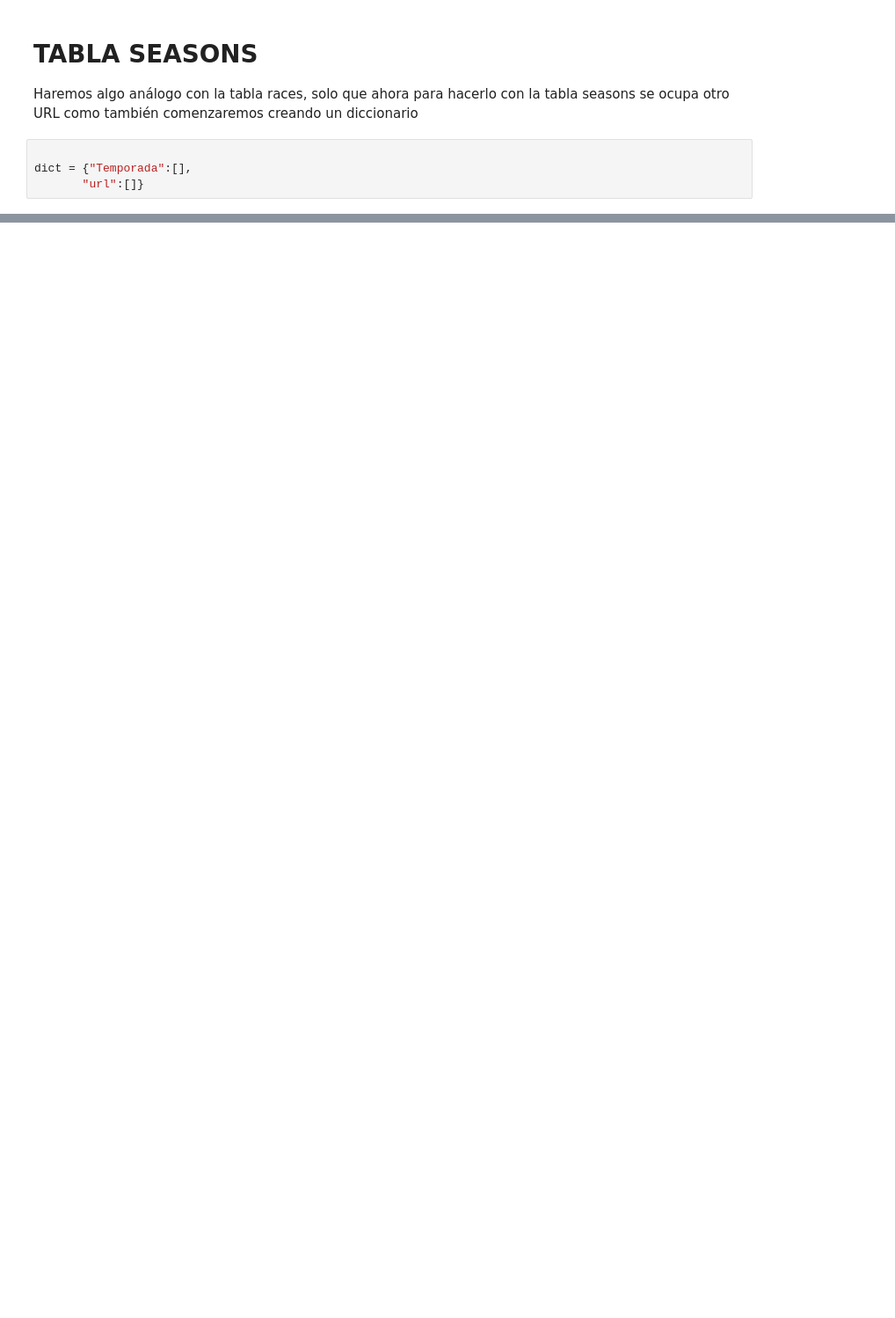
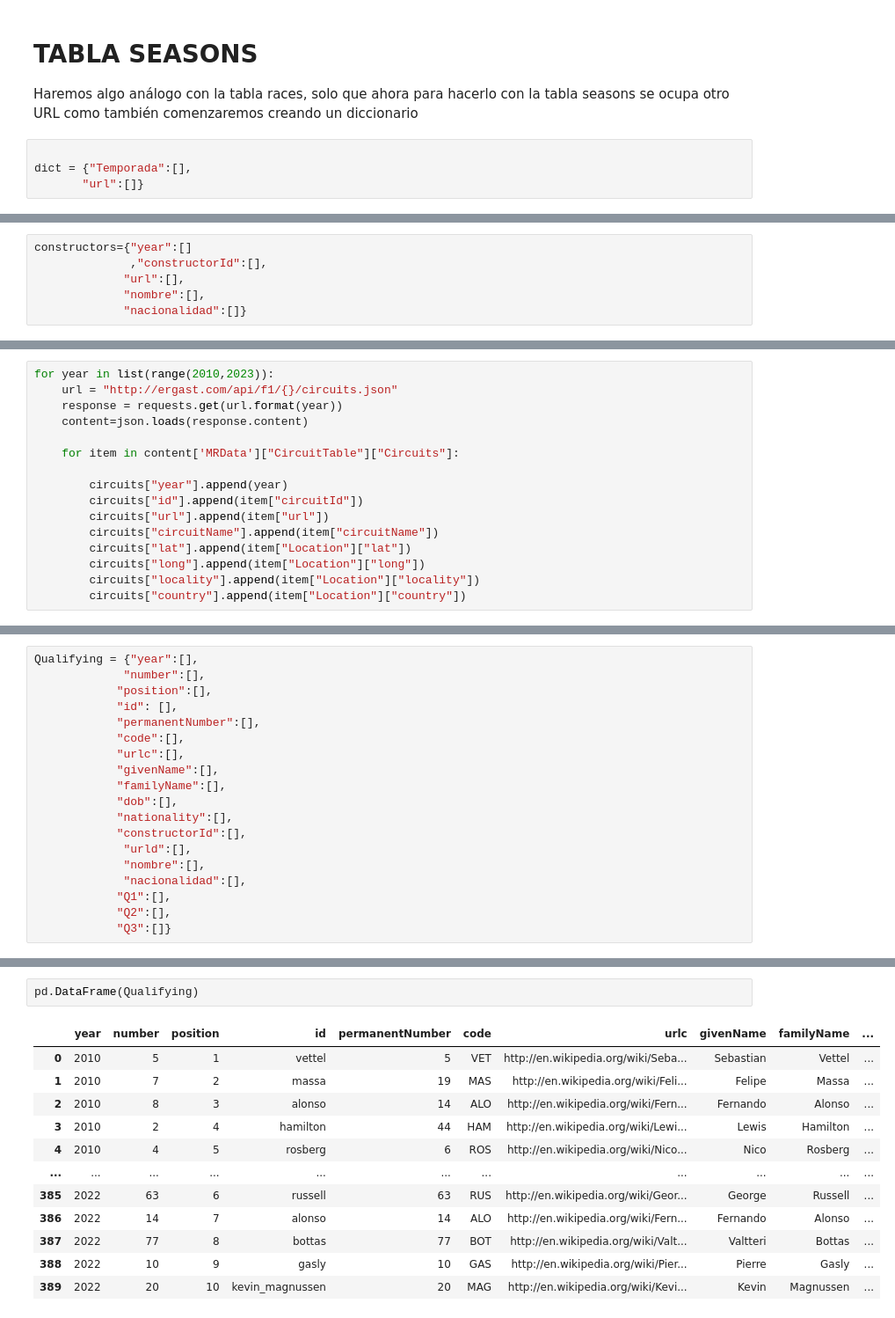
Before and after one commit to ItzuaZamora/formula-1-data, a Jupyter notebook: f1-analisis.ipynb, the cells around one changed output, grey strips where cells are left out. Shown: that part at 88% size. Cells and saved outputs as stored; diff of their text form; blank space fills up the shorter version.

```diff
--- a/f1-analisis.ipynb
+++ b/f1-analisis.ipynb
@@ -234,0 +317,6 @@ pd.DataFrame(dict).to_csv("Seasons.csv", index = False)
+# %%
+constructors={"year":[]
+              ,"constructorId":[],
+             "url":[],
+             "nombre":[],
+             "nacionalidad":[]}
@@ -234,0 +368,16 @@ pd.DataFrame(dict).to_csv("Seasons.csv", index = False)
+# %%
+for year in list(range(2010,2023)):
+    url = "http://ergast.com/api/f1/{}/circuits.json"
+    response = requests.get(url.format(year))
+    content=json.loads(response.content)
+
+    for item in content['MRData']["CircuitTable"]["Circuits"]:
+
+        circuits["year"].append(year)
+        circuits["id"].append(item["circuitId"])
+        circuits["url"].append(item["url"])
+        circuits["circuitName"].append(item["circuitName"])
+        circuits["lat"].append(item["Location"]["lat"])
+        circuits["long"].append(item["Location"]["long"])
+        circuits["locality"].append(item["Location"]["locality"])
+        circuits["country"].append(item["Location"]["country"])
@@ -234,0 +408,19 @@ pd.DataFrame(dict).to_csv("Seasons.csv", index = False)
+# %%
+Qualifying = {"year":[],
+             "number":[],
+            "position":[],
+            "id": [],
+            "permanentNumber":[],
+            "code":[],
+            "urlc":[],
+            "givenName":[],
+            "familyName":[],
+            "dob":[],
+            "nationality":[],
+            "constructorId":[],
+             "urld":[],
+             "nombre":[],
+             "nacionalidad":[],
+            "Q1":[],
+            "Q2":[],
+            "Q3":[]}
@@ -234,0 +505,15 @@ pd.DataFrame(dict).to_csv("Seasons.csv", index = False)
+# %%
+pd.DataFrame(Qualifying)
+# %% [output]
+|  | year | number | position | id | permanentNumber | code | urlc | givenName | familyName | ... |
+| 0 | 2010 | 5 | 1 | vettel | 5 | VET | http://en.wikipedia.org/wiki/Seba... | Sebastian | Vettel | ... |
+| 1 | 2010 | 7 | 2 | massa | 19 | MAS | http://en.wikipedia.org/wiki/Feli... | Felipe | Massa | ... |
+| 2 | 2010 | 8 | 3 | alonso | 14 | ALO | http://en.wikipedia.org/wiki/Fern... | Fernando | Alonso | ... |
+| 3 | 2010 | 2 | 4 | hamilton | 44 | HAM | http://en.wikipedia.org/wiki/Lewi... | Lewis | Hamilton | ... |
+| 4 | 2010 | 4 | 5 | rosberg | 6 | ROS | http://en.wikipedia.org/wiki/Nico... | Nico | Rosberg | ... |
+| ... | ... | ... | ... | ... | ... | ... | ... | ... | ... | ... |
+| 385 | 2022 | 63 | 6 | russell | 63 | RUS | http://en.wikipedia.org/wiki/Geor... | George | Russell | ... |
+| 386 | 2022 | 14 | 7 | alonso | 14 | ALO | http://en.wikipedia.org/wiki/Fern... | Fernando | Alonso | ... |
+| 387 | 2022 | 77 | 8 | bottas | 77 | BOT | http://en.wikipedia.org/wiki/Valt... | Valtteri | Bottas | ... |
+| 388 | 2022 | 10 | 9 | gasly | 10 | GAS | http://en.wikipedia.org/wiki/Pier... | Pierre | Gasly | ... |
+| 389 | 2022 | 20 | 10 | kevin_magnussen | 20 | MAG | http://en.wikipedia.org/wiki/Kevi... | Kevin | Magnussen | ... |
```
Also changed, not shown: parts of 44 cells of this notebook.
